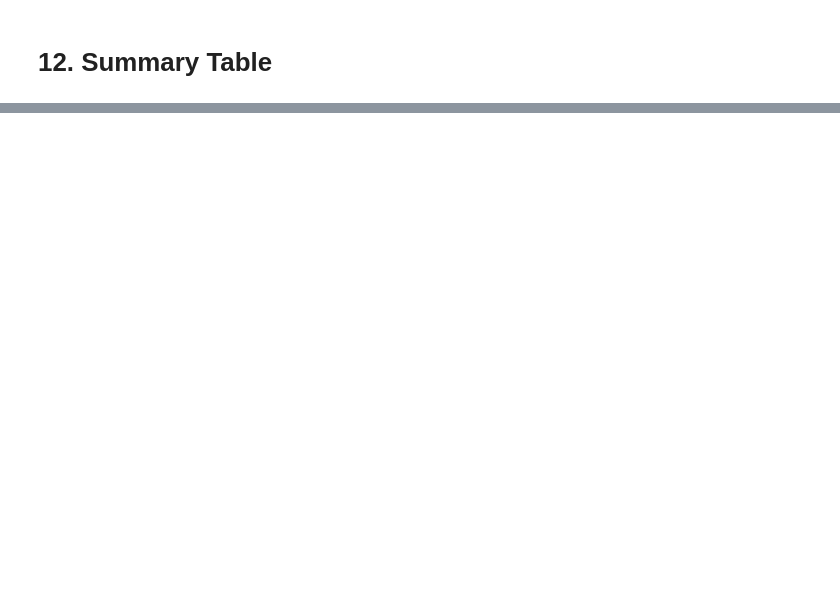
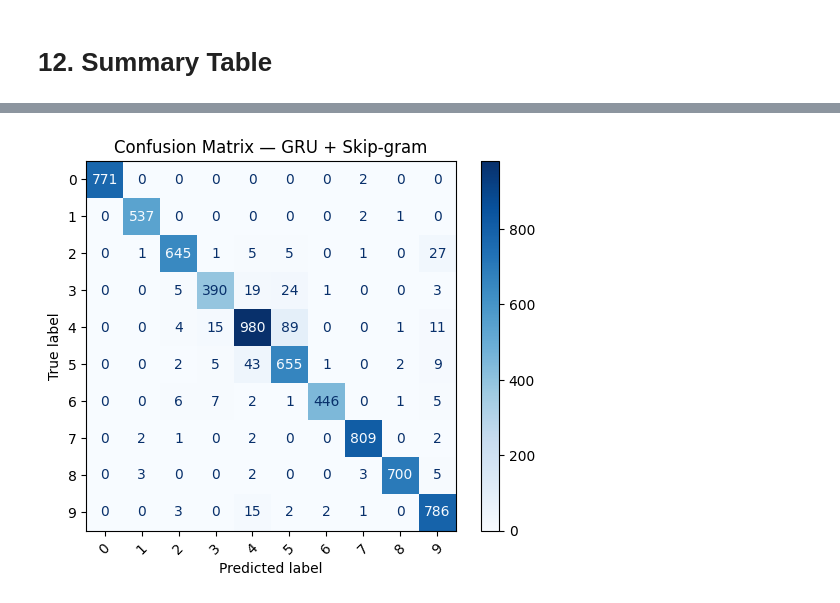
Before and after one commit to MariamIssah/MLT1_text-classification, a Jupyter notebook: notebooks/gru_notebook.ipynb, the cells around one changed output, grey strips where cells are left out. Drawn from its saved outputs; the diff is of its cells as text; code cells hidden in the pictures; blank space fills up the shorter version.

```diff
--- a/notebooks/gru_notebook.ipynb
+++ b/notebooks/gru_notebook.ipynb
@@ -250,7 +246,7 @@ model_skip.fit(
     X_train_pad,
     y_train_cat,
     validation_split=0.1,
-    epochs=5,
+    epochs=10,
     batch_size=64
 )
 
@@ -330,0 +360,8 @@ print(results)
+# %%
+plot_confusion_matrix(
+    model=model_skip,
+    X_test=X_test_pad,
+    y_test=y_test,
+    title="Confusion Matrix — GRU + Skip-gram"
+)
+# %% [output]
@@ -330,0 +369 @@ print(results)
+[figure, added]
```
Also changed, not shown: parts of 12 cells of this notebook.
